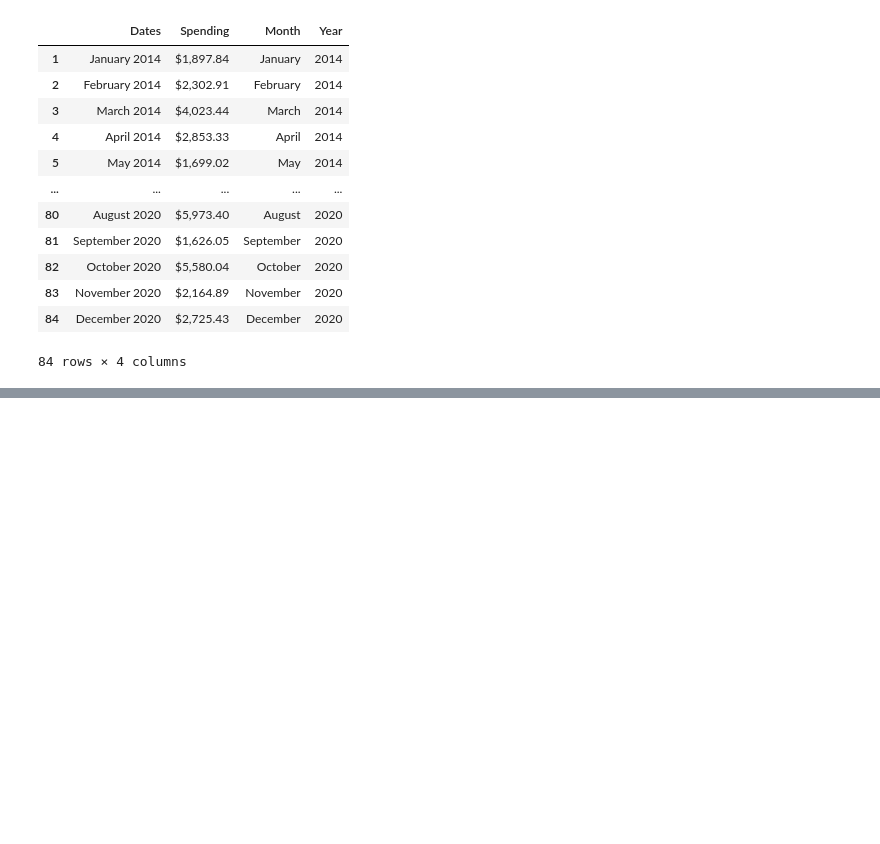
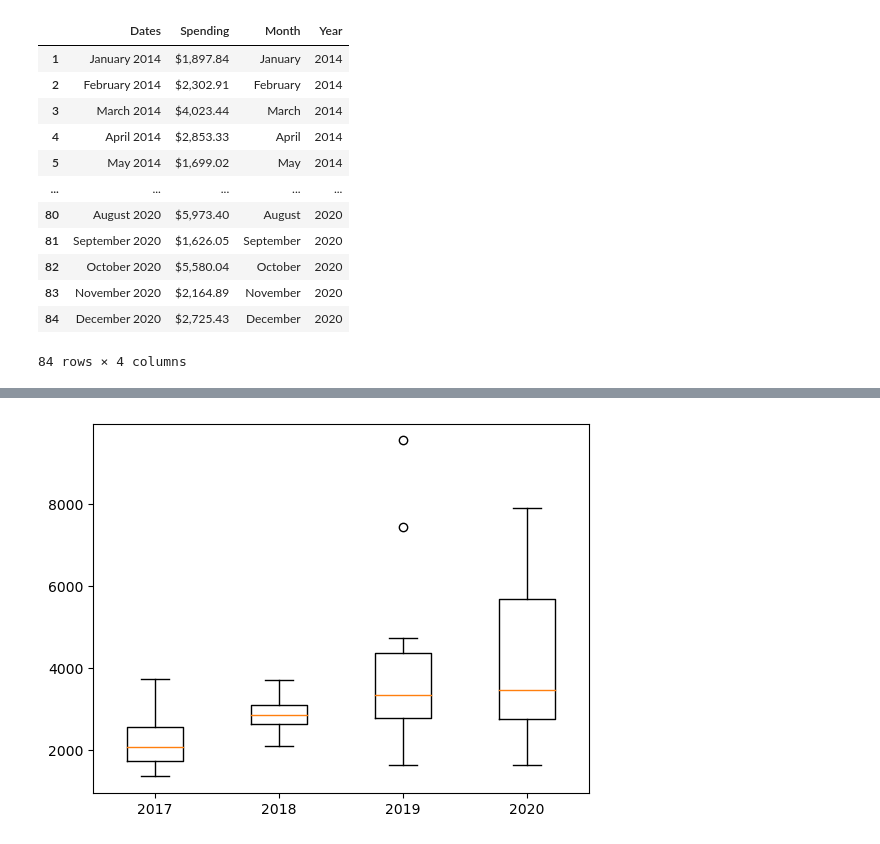
Before and after one commit to pbeata/DSc-Training, a Jupyter notebook: Projects/01-Personal-Finance/Personal_Finance.ipynb, the cells around one changed output, grey strips where cells are left out. Cells and saved outputs as stored; diff of their text form; code cells hidden in the pictures; blank space fills up the shorter version.

```diff
--- a/Projects/01-Personal-Finance/Personal_Finance.ipynb
+++ b/Projects/01-Personal-Finance/Personal_Finance.ipynb
@@ -96,0 +132,4 @@ expenses.describe()
+# %%
+df = expenses[['Month', 'Year', 'Amount']]
+df.head(5)
+df.describe()
@@ -96,0 +146,3 @@ expenses.describe()
+# %%
+df['Count'] = 1
+df.head(5)
@@ -96,0 +217,12 @@ expenses.describe()
+# %%
+all_2017 = df.loc[df.Year == '2017']['Amount']
+all_2018 = df.loc[df.Year == '2018']['Amount']
+all_2019 = df.loc[df.Year == '2019']['Amount']
+all_2020 = df.loc[df.Year == '2020']['Amount']
+
+box_labels = ['2017', '2018', '2019', '2020']
+plt.style.use('default')
+boxes = plt.boxplot([all_2017, all_2018, all_2019, all_2020], labels=box_labels)
+plt.show()
+# %% [output]
+[figure, added]
```
Also changed, not shown: parts of 12 cells of this notebook, 4 other files.
